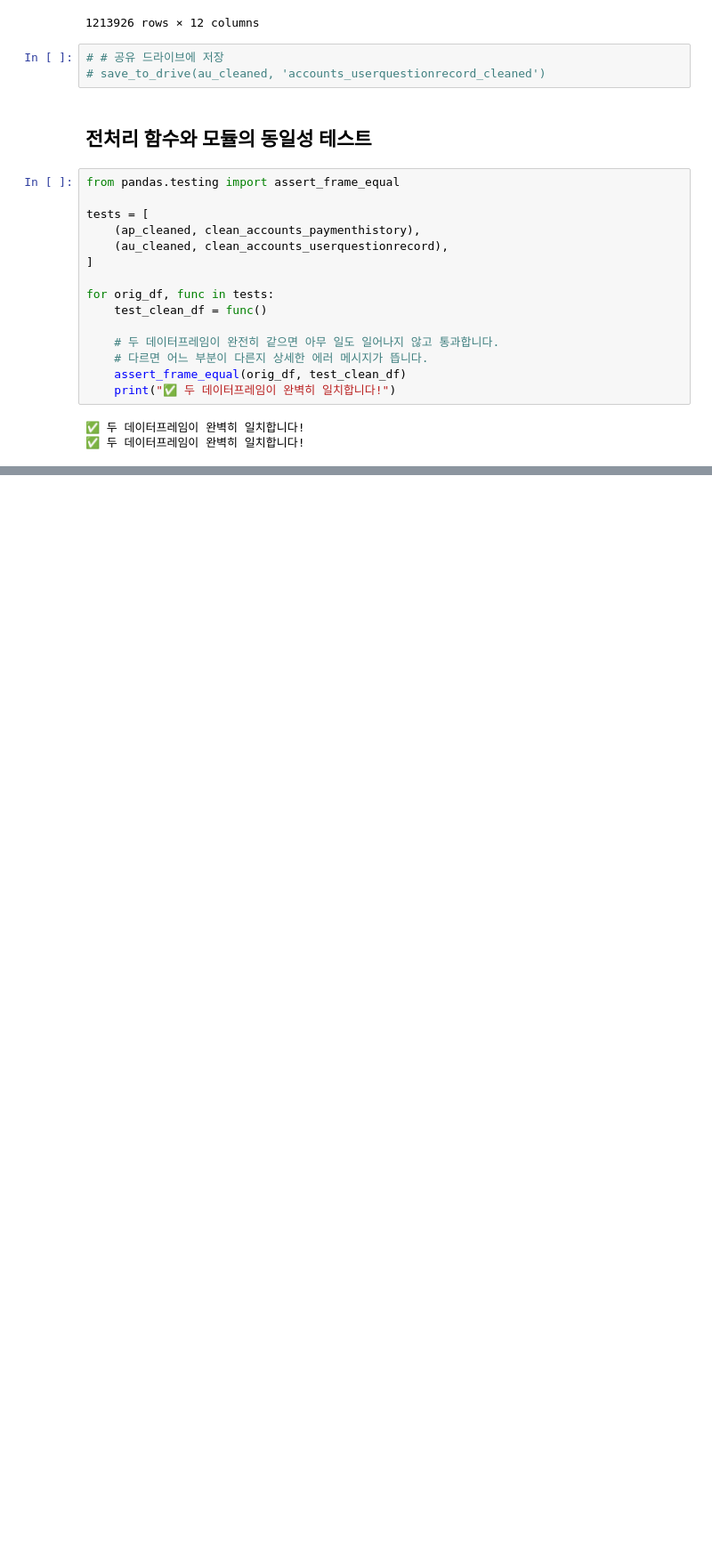
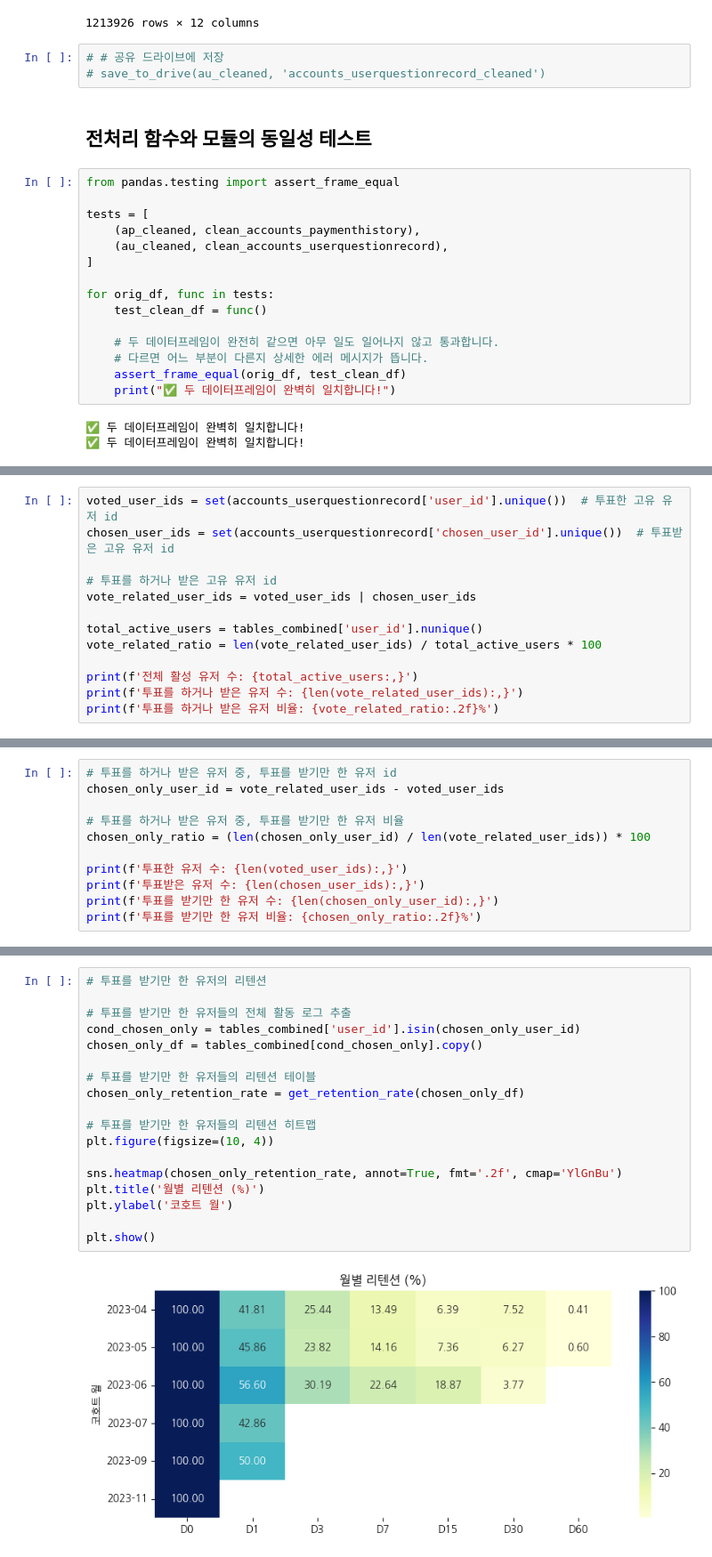
Before and after one commit to DA15-Lab/team3-ping-analytics, a Jupyter notebook: notebooks/Daun_analysis.ipynb, the cells around one changed output, grey strips where cells are left out. Shown at 89% size. Cells and saved outputs as stored; diff of their text form; blank space fills up the shorter version.

```diff
--- a/notebooks/Daun_analysis.ipynb
+++ b/notebooks/Daun_analysis.ipynb
@@ -1021,0 +1218,13 @@ clean_accounts_user()
+# %%
+voted_user_ids = set(accounts_userquestionrecord['user_id'].unique())  # 투표한 고유 유저 id
+chosen_user_ids = set(accounts_userquestionrecord['chosen_user_id'].unique())  # 투표받은 고유 유저 id
+
+# 투표를 하거나 받은 고유 유저 id
+vote_related_user_ids = voted_user_ids | chosen_user_ids
+
+total_active_users = tables_combined['user_id'].nunique()
+vote_related_ratio = len(vote_related_user_ids) / total_active_users * 100
+
+print(f'전체 활성 유저 수: {total_active_users:,}')
+print(f'투표를 하거나 받은 유저 수: {len(vote_related_user_ids):,}')
+print(f'투표를 하거나 받은 유저 비율: {vote_related_ratio:.2f}%')
@@ -1021,0 +1235,11 @@ clean_accounts_user()
+# %%
+# 투표를 하거나 받은 유저 중, 투표를 받기만 한 유저 id
+chosen_only_user_id = vote_related_user_ids - voted_user_ids
+
+# 투표를 하거나 받은 유저 중, 투표를 받기만 한 유저 비율
+chosen_only_ratio = (len(chosen_only_user_id) / len(vote_related_user_ids)) * 100
+
+print(f'투표한 유저 수: {len(voted_user_ids):,}')
+print(f'투표받은 유저 수: {len(chosen_user_ids):,}')
+print(f'투표를 받기만 한 유저 수: {len(chosen_only_user_id):,}')
+print(f'투표를 받기만 한 유저 비율: {chosen_only_ratio:.2f}%')
@@ -1021,0 +1251,20 @@ clean_accounts_user()
+# %%
+# 투표를 받기만 한 유저의 리텐션
+
+# 투표를 받기만 한 유저들의 전체 활동 로그 추출
+cond_chosen_only = tables_combined['user_id'].isin(chosen_only_user_id)
+chosen_only_df = tables_combined[cond_chosen_only].copy()
+
+# 투표를 받기만 한 유저들의 리텐션 테이블
+chosen_only_retention_rate = get_retention_rate(chosen_only_df)
+
+# 투표를 받기만 한 유저들의 리텐션 히트맵
+plt.figure(figsize=(10, 4))
+
+sns.heatmap(chosen_only_retention_rate, annot=True, fmt='.2f', cmap='YlGnBu')
+plt.title('월별 리텐션 (%)')
+plt.ylabel('코호트 월')
+
+plt.show()
+# %% [output]
+[figure, added]
```
Also changed, not shown: parts of 29 cells of this notebook, 1 other file.
